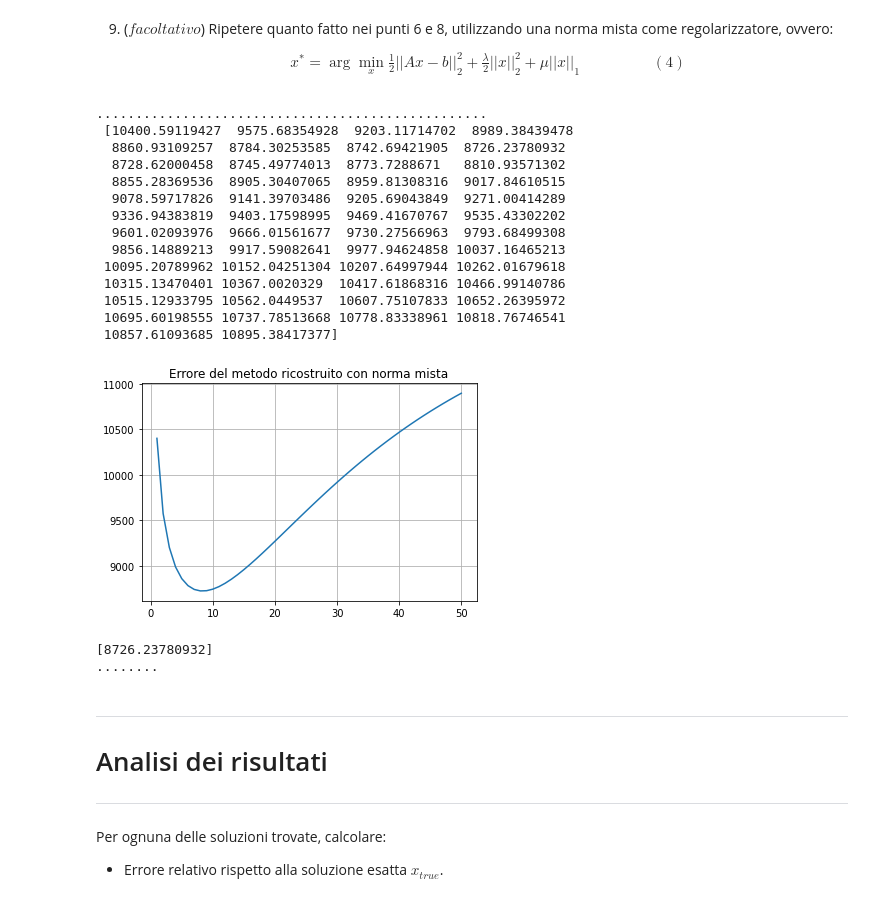
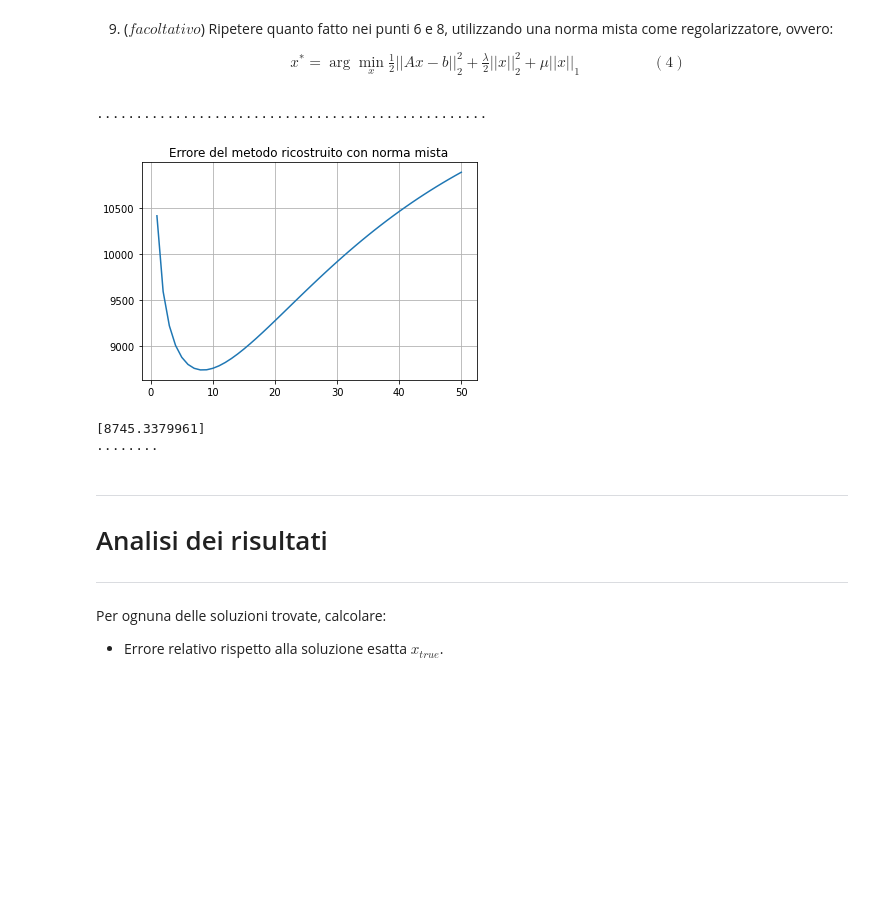
Before and after one commit to lucadonnoh/progetto-deblur, a Jupyter notebook: Progetto_Deblur_CN.ipynb, the cells around one changed output. Saved outputs shown, nothing was run; the diff lists cells and outputs as text; code cells hidden in the pictures; blank space fills up the shorter version.

```diff
--- a/Progetto_Deblur_CN.ipynb
+++ b/Progetto_Deblur_CN.ipynb
@@ -471,33 +416,19 @@ def minimize_reg_mista(x0, x_true, b, lamb, mu, maxit, abstop):
 # %%
 #Punto 9,  norma mista
 
 lamb = 0.02155582137126536 #lamda tramite condizione discrepanza
 mu = 0.025625815225418787
 
-(x_rec_mista, ite_rec_mista, err_reg_mista) = minimize_reg_mista(B, X, B, lamb, mu, MAXITERATIONS, ABSOLUTE_STOP) #anche se nelle funzioni viene utilizzato 'x' viene passata 'X' ovvero la matrice dell'immagine
-print("\n", err_reg_mista)
-plot(ite_rec_mista, err_reg_mista,"Errore del metodo ricostruito con norma mista")
+(x_reg_mista, ite_reg_mista, err_reg_mista) = minimize_reg_mista(B, X, B, lamb, mu, MAXITERATIONS, ABSOLUTE_STOP) #anche se nelle funzioni viene utilizzato 'x' viene passata 'X' ovvero la matrice dell'immagine
+plot(ite_reg_mista, err_reg_mista,"Errore del metodo ricostruito con norma mista")
 
 X_reg_mista = find_x(err_reg_mista)
 print(err_reg_mista[X_reg_mista])
 X_lambda_mista,_,_= minimize_reg_mista(B, X, B, lamb, mu, X_reg_mista+1, ABSOLUTE_STOP)
 # %% [output]
 ..................................................
- [10400.59119427  9575.68354928  9203.11714702  8989.38439478
-  8860.93109257  8784.30253585  8742.69421905  8726.23780932
-  8728.62000458  8745.49774013  8773.7288671   8810.93571302
-  8855.28369536  8905.30407065  8959.81308316  9017.84610515
-  9078.59717826  9141.39703486  9205.69043849  9271.00414289
-  9336.94383819  9403.17598995  9469.41670767  9535.43302202
-  9601.02093976  9666.01561677  9730.27566963  9793.68499308
-  9856.14889213  9917.59082641  9977.94624858 10037.16465213
- 10095.20789962 10152.04251304 10207.64997944 10262.01679618
- 10315.13470401 10367.0020329  10417.61868316 10466.99140786
- 10515.12933795 10562.0449537  10607.75107833 10652.26395972
- 10695.60198555 10737.78513668 10778.83338961 10818.76746541
- 10857.61093685 10895.38417377]
-[figure, old version]
+[figure, new version]
-[8726.23780932]
+[8745.3379961]
 ........
 # %% [markdown]
 ---
```
Also changed, not shown: parts of 8 cells of this notebook.
